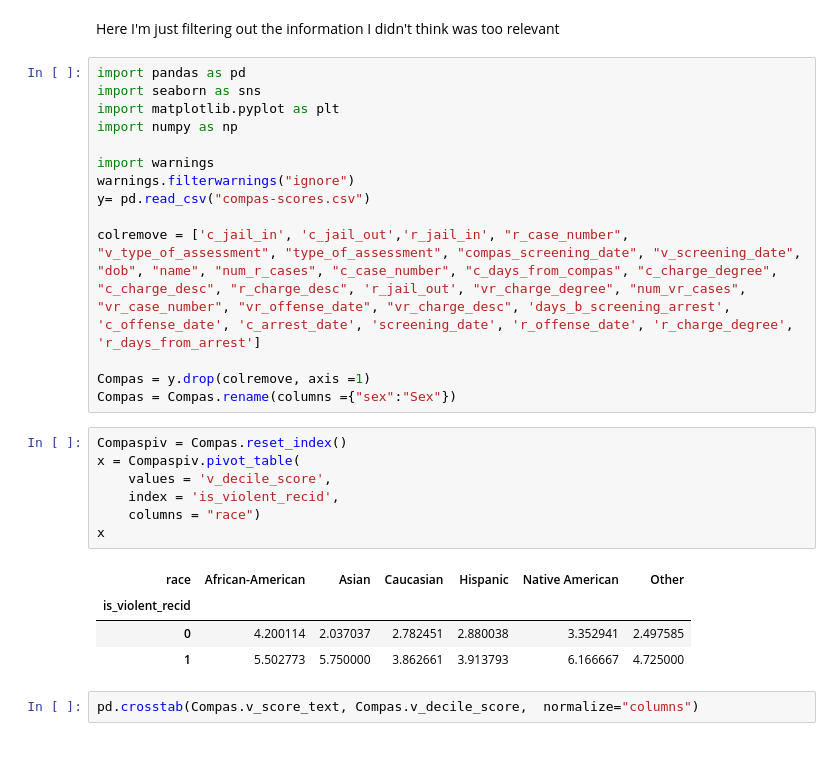
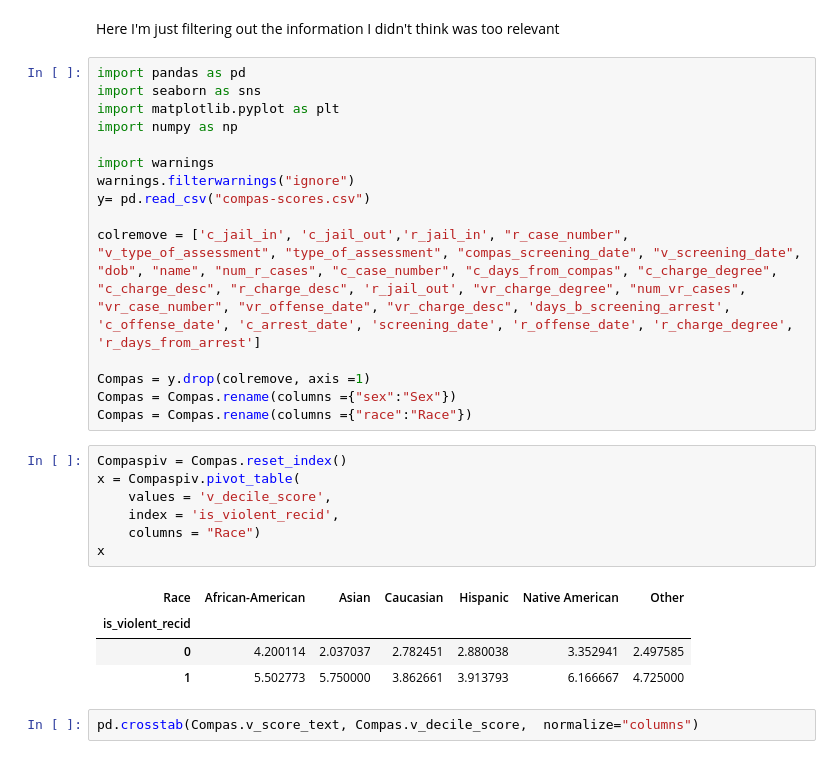
Before and after one commit to CyrusRR/iXDSCourseProject1, a Jupyter notebook: compas-analysis-master/Compass EDA.ipynb, the cells around one changed output. Drawn from its saved outputs; the diff is of its cells as text.

```diff
--- a/compas-analysis-master/Compass EDA.ipynb
+++ b/compas-analysis-master/Compass EDA.ipynb
@@ -20,15 +20,16 @@ colremove = ['c_jail_in', 'c_jail_out','r_jail_in', "r_case_number", "v_type_of_
 
 Compas = y.drop(colremove, axis =1)
 Compas = Compas.rename(columns ={"sex":"Sex"})
+Compas = Compas.rename(columns ={"race":"Race"})
 # %%
 Compaspiv = Compas.reset_index()
 x = Compaspiv.pivot_table(
     values = 'v_decile_score',
     index = 'is_violent_recid',
-    columns = "race")
+    columns = "Race")
 x
 # %% [output]
-| race | African-American | Asian | Caucasian | Hispanic | Native American | Other |
+| Race | African-American | Asian | Caucasian | Hispanic | Native American | Other |
 | is_violent_recid |  |  |  |  |  |  |
 | 0 | 4.200114 | 2.037037 | 2.782451 | 2.880038 | 3.352941 | 2.497585 |
 | 1 | 5.502773 | 5.750000 | 3.862661 | 3.913793 | 6.166667 | 4.725000 |
```
Also changed, not shown: parts of 20 cells of this notebook, 2 other files.
